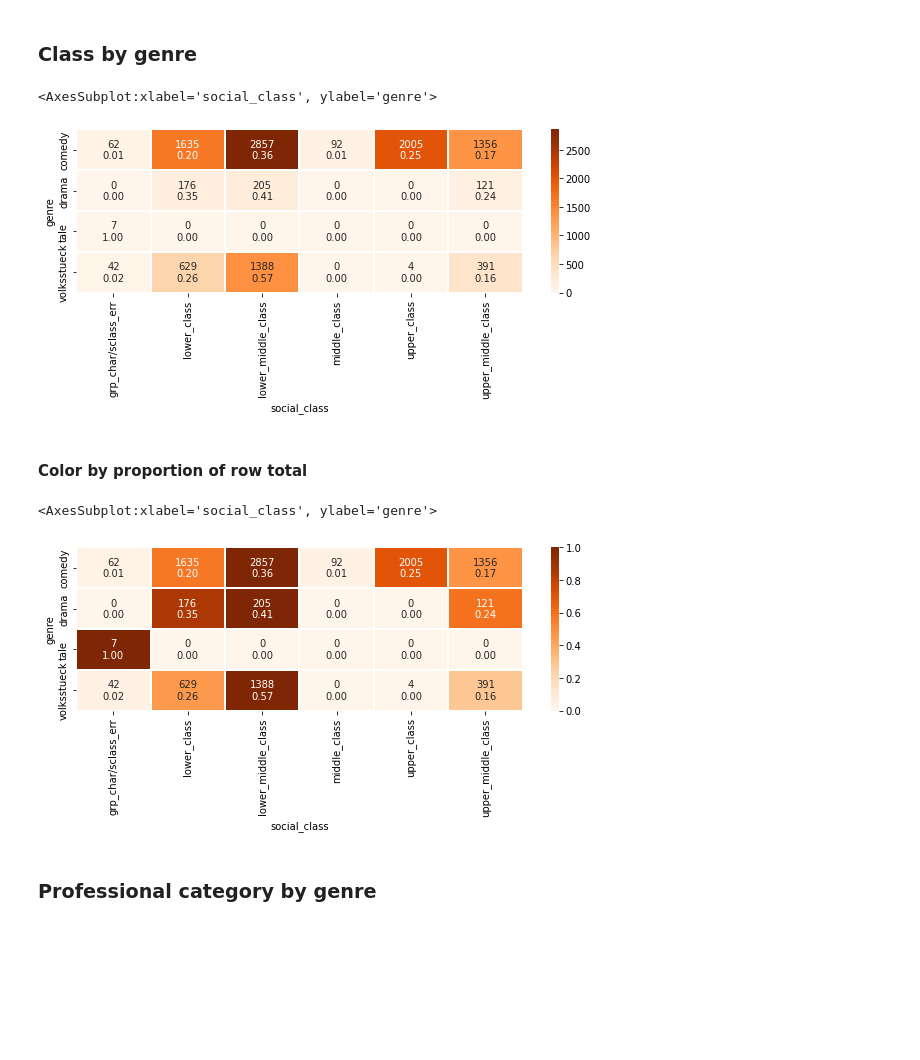
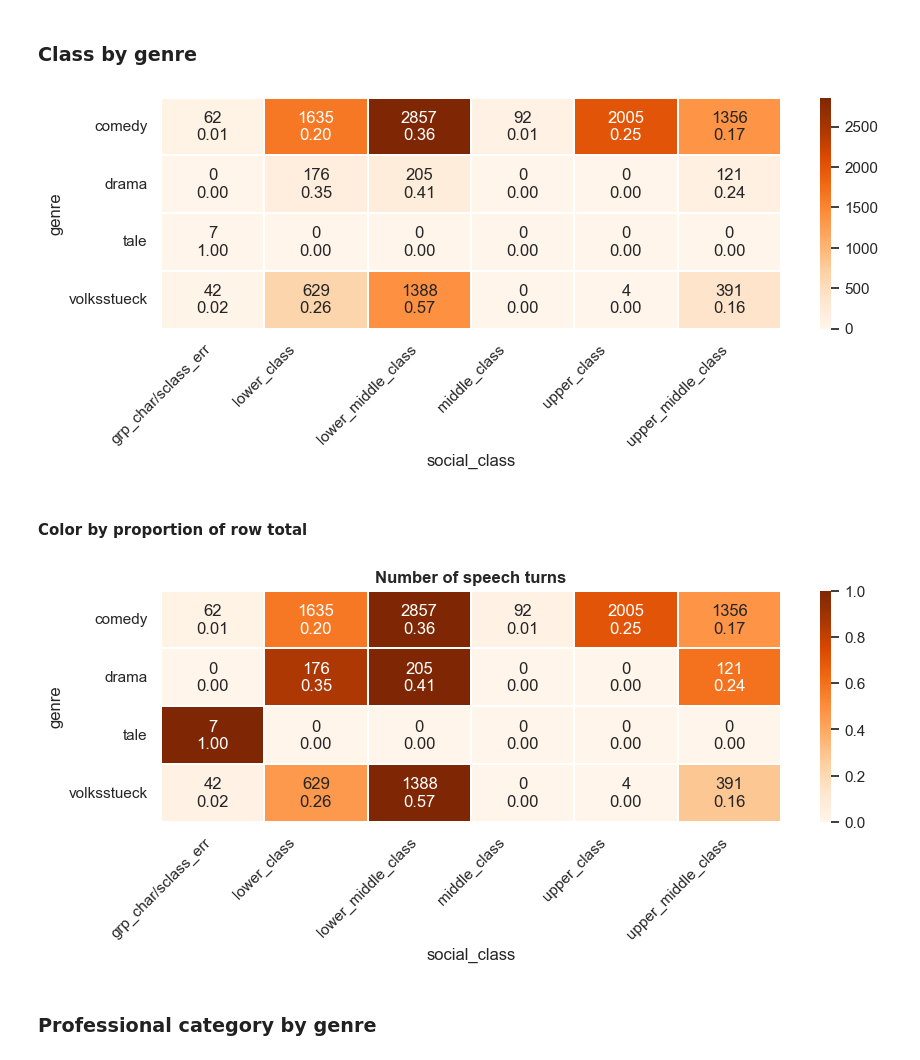
Before and after one commit to methal-project/alsatian-character-speech, a Jupyter notebook: metadata_analysis.ipynb, the cells around one changed output. Cells and saved outputs as stored; diff of their text form; code cells hidden in the pictures; blank space fills up the shorter version.

Commit message:
changes output separator to tab; minor modifs to diagrams

```diff
--- a/metadata_analysis.ipynb
+++ b/metadata_analysis.ipynb
@@ -13,7 +13,7 @@ import seaborn as sns
 # %%
 df_path = "overall-per-character-speech-postpro.tsv"
 # %%
-df = pd.read_csv(df_path)
+df = pd.read_csv(df_path, sep="\t")
 # %%
 df.head()
 # %% [output]
@@ -87,6 +87,9 @@ _ = ax.set_title("Number and percentage of speech turns with metadata of each ty
        fontdict={'size': 15, 'weight': 'bold'})
 # %% [output]
 [figure]
+# %%
+# go back to default matplotlib style used by pandas
+plt.style.use('default')
 # %% [markdown]
 ## Character gender
 # %%
@@ -154,6 +157,9 @@ class_pie.legend(loc='upper left', bbox_to_anchor=(1.25, 1))
 ## Character metadata by play genre
 # %% [markdown]
 Within each genre, proportion of character of each gender, social class and professional category.
+# %%
+sns.set_theme()
+#sns.set(font_scale=0.8)
 # %% [markdown]
 ### Genre distribution
 # %%
@@ -190,29 +212,41 @@ sns.heatmap(pd.crosstab(df.genre, df.gender), annot=annots, fmt="", cmap="Blues"
 #sns.heatmap(pd.crosstab(df.genre, df.social_class), annot=True, fmt=".0f", cmap="Oranges")
 # %%
 soc_class_by_genre = pd.crosstab(df.genre, df.social_class)
+#soc_class_by_genre.set
 soc_class_by_genre_row_norm = pd.crosstab(df.genre, df.social_class, normalize='index')
 
 soc_class_no_norm_labels = list(chain.from_iterable(soc_class_by_genre.values.tolist()))
 soc_class_norm_by_rows_labels = list(chain.from_iterable(soc_class_by_genre_row_norm.values.tolist()))
 soc_class_count_and_norm = list(zip(soc_class_no_norm_labels, soc_class_norm_by_rows_labels))
 labels_soc_class_gender = [f"{x:.0f}\n{y:.2f}" for x, y in soc_class_count_and_norm]
 annots_soc_class = np.asarray(labels_soc_class_gender).reshape(4, 6)
 
 
 plt.figure(figsize=(10,3))
-sns.heatmap(pd.crosstab(df.genre, df.social_class), annot=annots_soc_class, fmt="", cmap="Oranges", linewidths=.3)
+ax = sns.heatmap(pd.crosstab(df.genre, df.social_class), annot=annots_soc_class, fmt="", cmap="Oranges", linewidths=.3)
+# rotate labels
+ax.set_xticks([float(n)-0.5 for n in ax.get_xticks()])
+ax.set_xticklabels(ax.get_xticklabels(), rotation=45)
+ax.set_yticks(ax.get_yticks())
+_ = ax.set_yticklabels(ax.get_yticklabels(), rotation=0)
 # %% [output]
-<AxesSubplot:xlabel='social_class', ylabel='genre'>
-[figure, old version]
+[figure, new version]
 # %% [markdown]
 #### Color by proportion of row total
 # %%
 # heatmap with color by row (flip axes to have column-wise) https://stackoverflow.com/questions/42111075/
 plt.figure(figsize=(10,3))
-sns.heatmap(soc_class_by_genre.div(soc_class_by_genre.max(axis=1),axis=0), annot=annots_soc_class, fmt="", cmap="Oranges", linewidths=.3)
+ax = sns.heatmap(soc_class_by_genre.div(soc_class_by_genre.max(axis=1),axis=0), annot=annots_soc_class, fmt="", cmap="Oranges", linewidths=.3)
+# rotate labels
+#ax.set_xticks(ax.get_xticks())
+ax.set_xticks([float(n)-0.5 for n in ax.get_xticks()])
+ax.set_xticklabels(ax.get_xticklabels(), rotation=45)
+ax.set_yticks(ax.get_yticks())
+ax.set_yticklabels(ax.get_yticklabels(), rotation=0)
+ax.set_title("Number of speech turns", fontdict={'size': 12, 'weight': 'bold'})
+plt.savefig("img/socclass-by-subgenre_heat-by-subgenre.png", dpi=300, bbox_inches="tight")
 # %% [output]
-<AxesSubplot:xlabel='social_class', ylabel='genre'>
-[figure, old version]
+[figure, new version]
 # %% [markdown]
 ### Professional category by genre
 # %%
```
Also changed, not shown: parts of 8 cells of this notebook, 5 other files.
